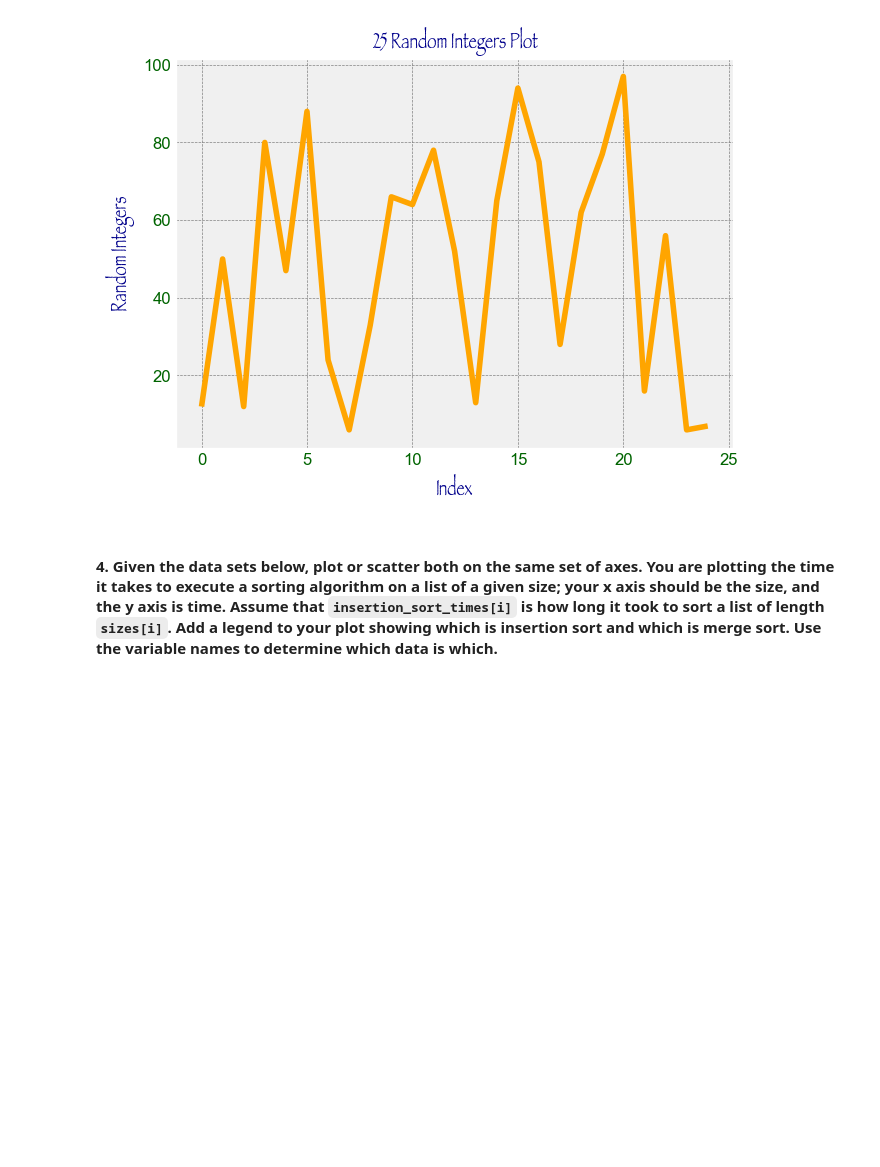
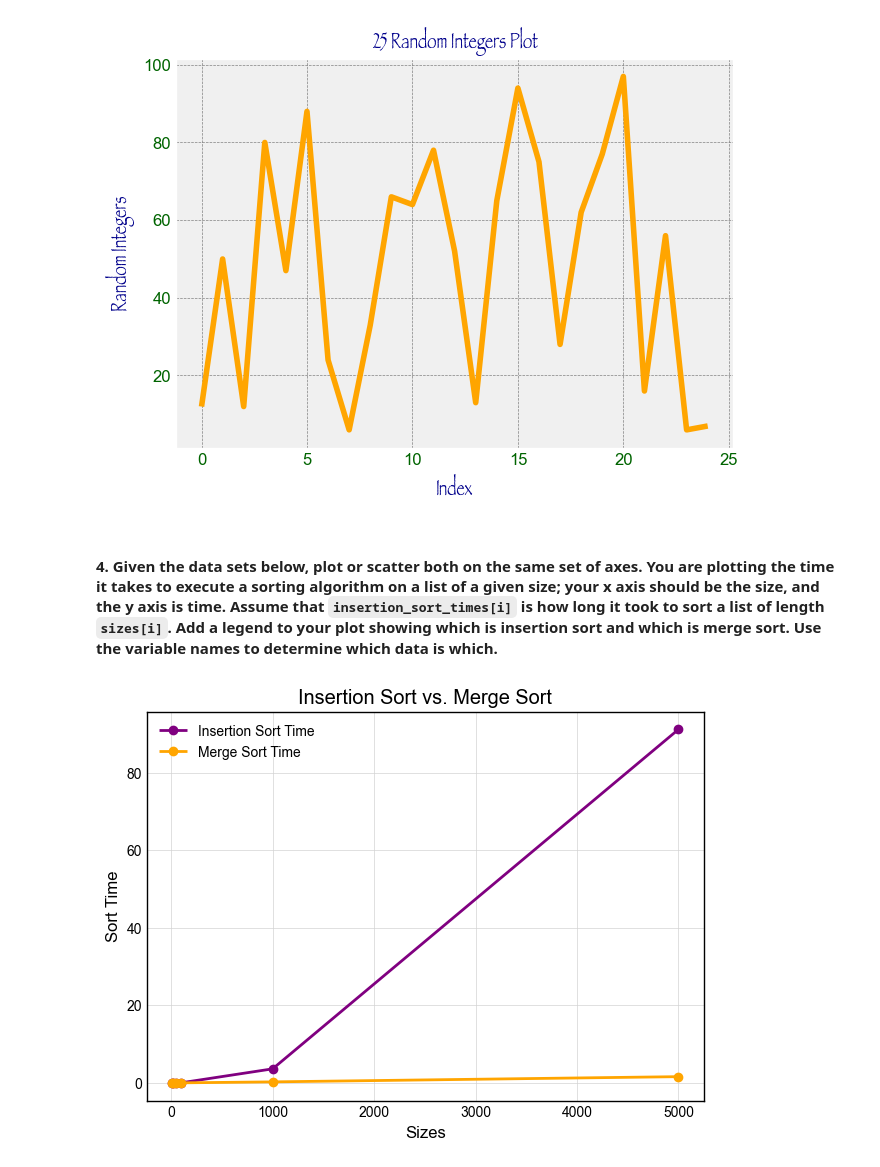
Before and after one commit to bncodes19/pyplot, a Jupyter notebook: pyplot.ipynb, the cells around one changed output. Saved outputs shown, nothing was run; the diff lists cells and outputs as text; code cells hidden in the pictures; blank space fills up the shorter version.

```diff
--- a/pyplot.ipynb
+++ b/pyplot.ipynb
@@ -154,0 +151,23 @@ merge_sort_times = [0.00161889999999687, 0.003635600000009731, 0.009065500000005
+# %%
+sizes = [10, 20, 50, 100, 1000, 5000]
+insertion_sort_times = [0.0010252999999999998, 0.0027026999999999954, 0.010147200000000002, 0.0381137, 3.6303399, 91.2180796]
+merge_sort_times = [0.00161889999999687, 0.003635600000009731, 0.0090655000000055, 0.020108000000007564, 0.2687474000000094, 1.6147050999999948]
+
+# Create the plot
+plt.plot(sizes, insertion_sort_times, label='Insertion Sort Time', color='purple', linewidth = 2, marker = 'o')
+plt.plot(sizes, merge_sort_times, label='Merge Sort Time', color='orange', linewidth = 2, marker = 'o')
+
+# Set the background color of the plot to white
+plt.gcf().set_facecolor('white')
+
+# Light grey background for the grid
+plt.grid(True, color='lightgrey', linestyle='-', linewidth=0.5)
+
+# Labels, title, and style
+plt.xlabel('Sizes')
+plt.ylabel('Sort Time')
+plt.title('Insertion Sort vs. Merge Sort')
+plt.legend()
+plt.show()
+# %% [output]
+[figure, added]
```
Also changed, not shown: parts of 1 cell of this notebook.
